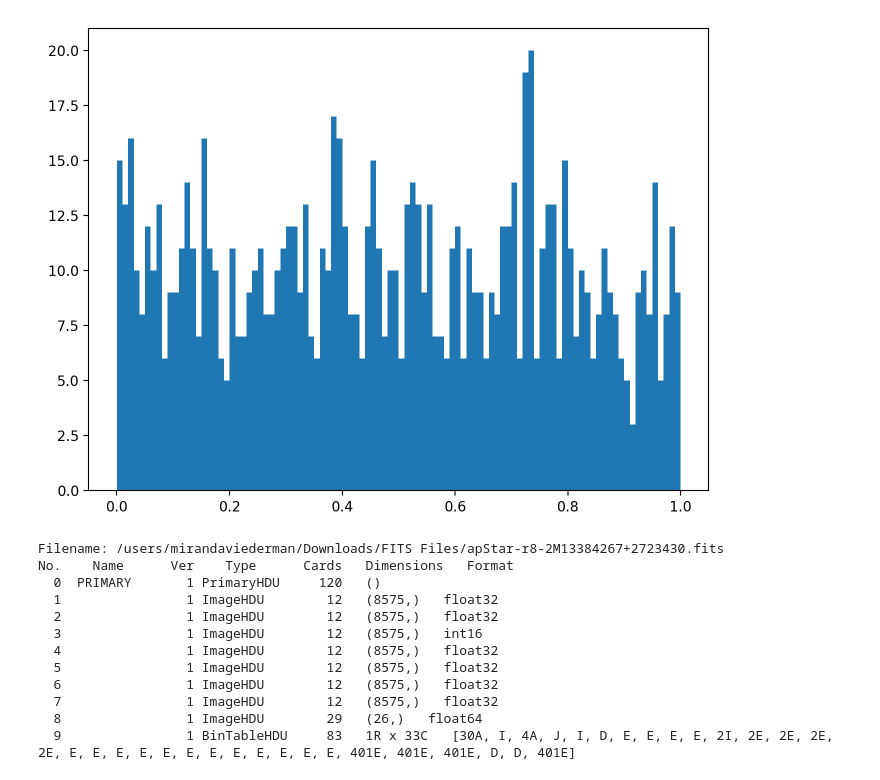
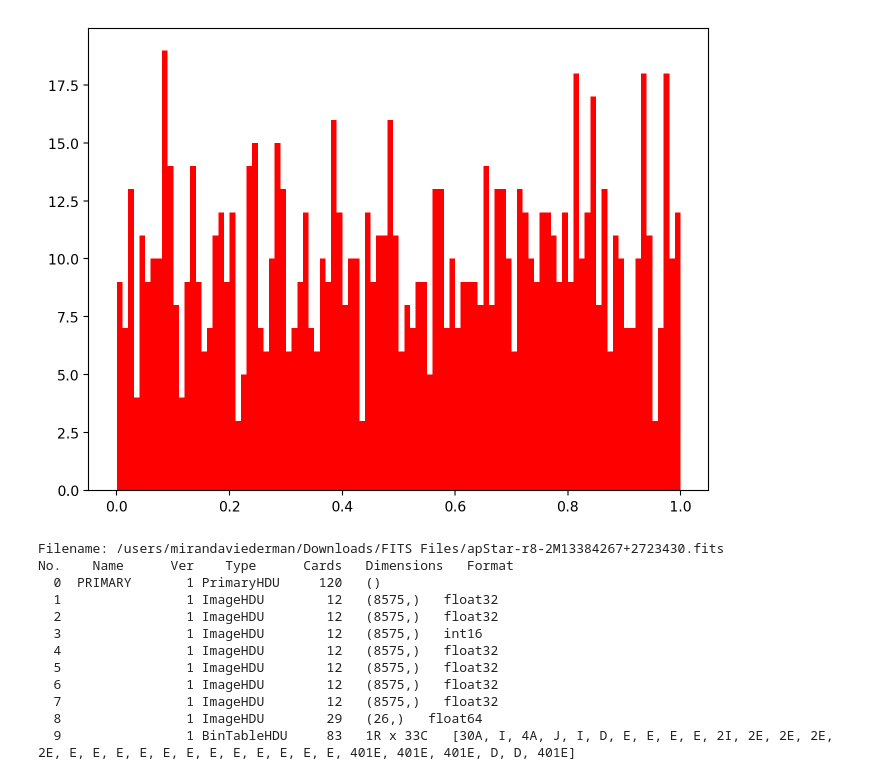
Before and after one commit to miranda-v/FITS-File-Plot, a Jupyter notebook: Week_4.ipynb, the cells around one changed output. Drawn from its saved outputs; the diff is of its cells as text; code cells hidden in the pictures.

Commit message:
lets see if this works for the red plot

```diff
--- a/Week_4.ipynb
+++ b/Week_4.ipynb
@@ -8,10 +8,11 @@ import numpy as np
 import matplotlib
 import matplotlib.pyplot as plt
 %matplotlib inline
+plt.style.use('seaborn-deep')
 # %%
-plt.hist(np.random.rand(1000),bins=100);
+plt.hist(np.random.rand(1000),bins=100,color='r');
 # %% [output]
-[figure, old version]
+[figure, new version]
 # %%
 import astropy
 # %%
```
